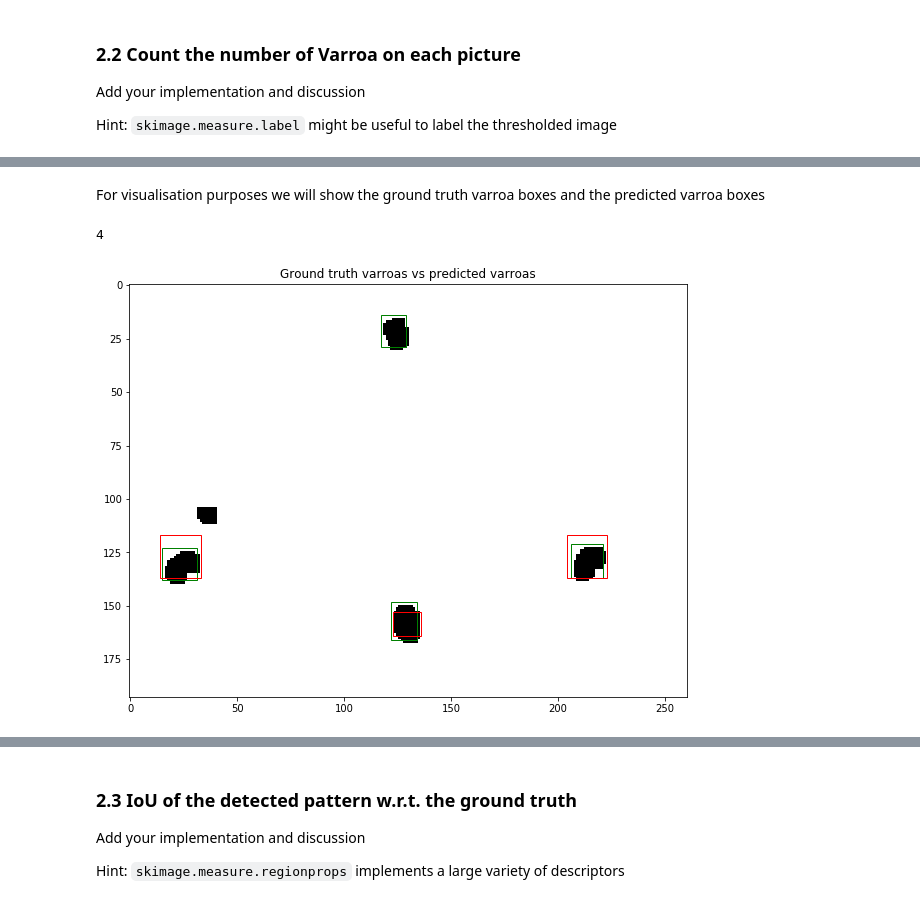
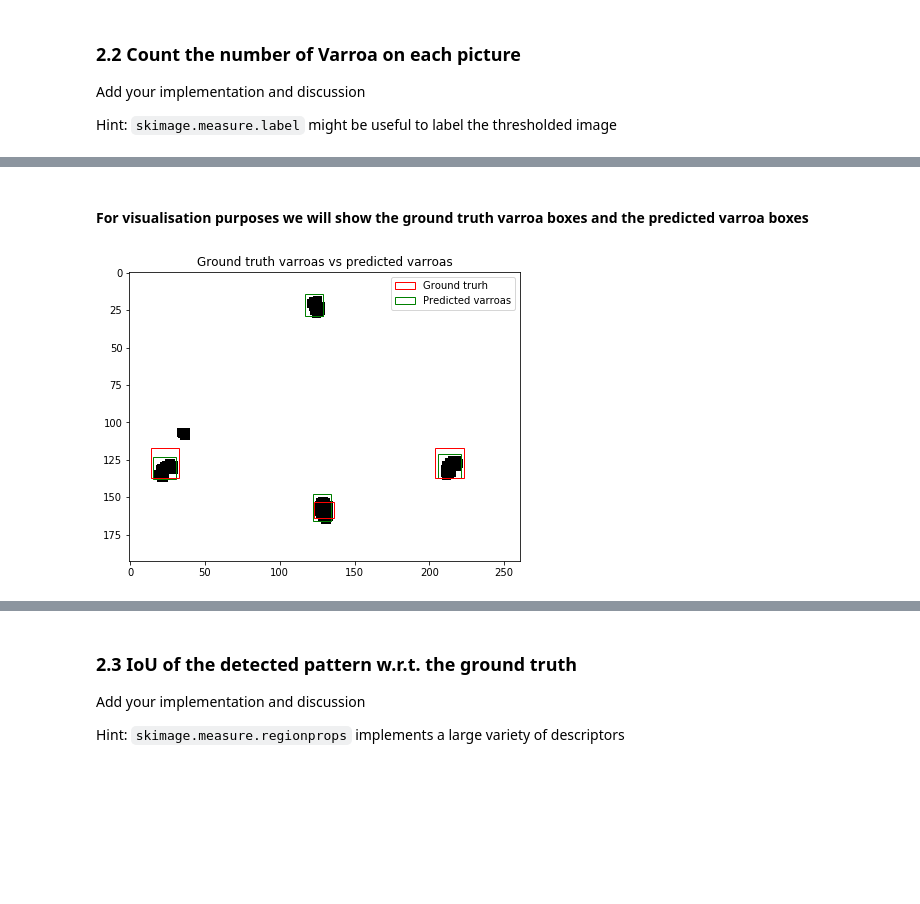
Before and after one commit to mfendri2/ImageAnalysisEPFL, a Jupyter notebook: Lab1_Image_seg/lab_01_segmentation.ipynb, the cells around one changed output, grey strips where cells are left out. Saved outputs shown, nothing was run; the diff lists cells and outputs as text; code cells hidden in the pictures; blank space fills up the shorter version.

```diff
--- a/Lab1_Image_seg/lab_01_segmentation.ipynb
+++ b/Lab1_Image_seg/lab_01_segmentation.ipynb
@@ -407,0 +475,28 @@ def image_tranform(image_file,threshold1,threshold2,kernel):
+# %%
+def plot_predictedVsGround(im,ground_truth,predicted_varroa):
+    """"
+    This function plot the ground_truth Vs predicted_Varroas as rectangles
+
+    Inputs
+    -------------------------------------------------------------------------------------------------------
+        im: numpy array of the image where to plot the rectangles : this can be the input original binary image
+        ground_truth : list of ground truth varroas rectangles
+        predicted_varroas : list of predicted_varroas rectangles
+    -------------------------------------------------------------------------------------------------------
+    return :
+       NONE
+    """
+
+    fig,ax = plt.subplots(figsize=((7,7)))
+    ax.set_title("Ground truth varroas vs predicted varroas")
+    ax.imshow(im,cmap='gray')
+
+    for i in range(len(predicted_varroa)):
+        green_rect=patches.Rectangle((predicted_varroa[i][0],predicted_varroa[i][1]),predicted_varroa[i][2],predicted_varroa[i][3],facecolor='none',linewidth=1,edgecolor='g',label='Predicted varroas')
+
+        ax.add_patch(green_rect)
+    for box in ground_truth:
+        red_rect = patches.Rectangle((box[0], box[1]), box[2], box[3],
+                                 linewidth=1,edgecolor='r',facecolor='none',label='Ground trurh')
+        ax.add_patch(red_rect)
+        ax.legend(handles=[red_rect,green_rect])
@@ -441,2 +521,2 @@ The number of predicted varroa is:  4
 # %% [markdown]
-For visualisation purposes we will show the ground truth varroa boxes and the predicted varroa boxes
+#### For visualisation purposes we will show the ground truth varroa boxes and the predicted varroa boxes
@@ -454,17 +523,4 @@ for i in range(len(annotations_xmls[0])):
-# %%
-fig,ax = plt.subplots(figsize=((10,8)))
-ax.set_title("Ground truth varroas vs predicted varroas")
-print(len(varroa_box))
-ax.imshow(im,cmap='gray')
-
-for i in range(len(varroa_box)):
-    rect=patches.Rectangle((varroa_box[i][0],varroa_box[i][1]),varroa_box[i][2],varroa_box[i][3],facecolor='none',linewidth=1,edgecolor='g')
-
-    ax.add_patch(rect)
-for box in ground_truth4:
-    rect = patches.Rectangle((box[0], box[1]), box[2], box[3],
-                             linewidth=1,edgecolor='r',facecolor='none')
-    ax.add_patch(rect)
-# %% [output]
-4
-[figure, removed]
+# %%
+plot_predictedVsGround(im_1,ground_truth_1,varroa_box_1)
+# %% [output]
+[figure, added]
```
Also changed, not shown: parts of 25 cells of this notebook.
